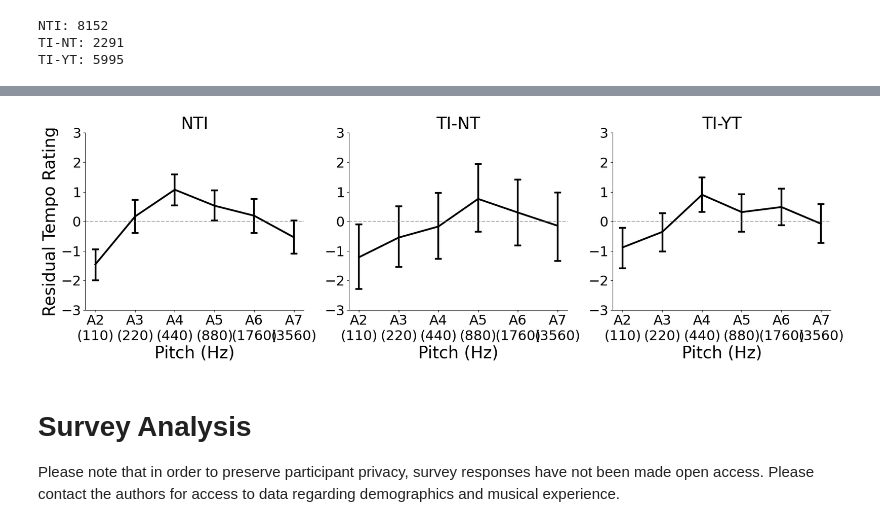
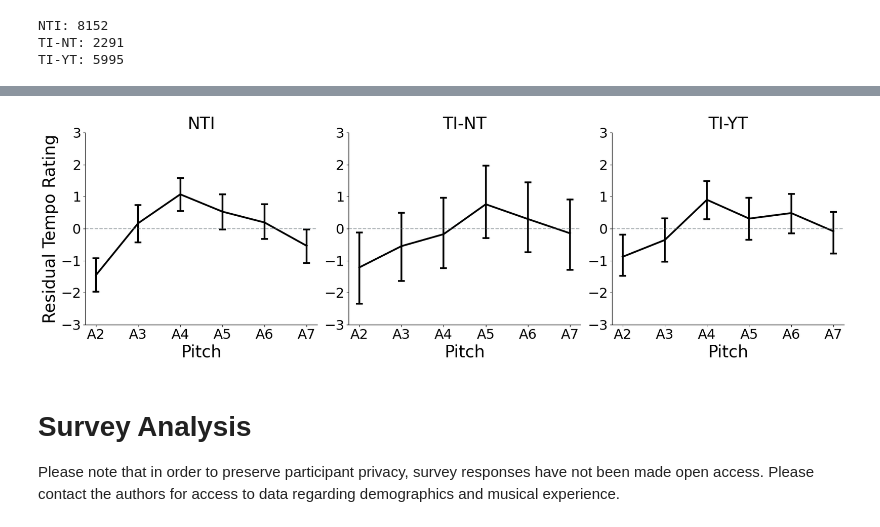
Before and after one commit to jpazdera/IllusoryTempo, a Jupyter notebook: E3/analysis/Combined Analysis.ipynb, the cells around one changed output, grey strips where cells are left out. Drawn from its saved outputs; the diff is of its cells as text; code cells hidden in the pictures.

Commit message:
Revised figures

```diff
--- a/E3/analysis/Combined Analysis.ipynb
+++ b/E3/analysis/Combined Analysis.ipynb
@@ -340,25 +340,25 @@ plt.gcf().savefig(FIGURE_PATH + 'illusory_tempo_tap_combined.svg')
 # %%
 plt.figure()
 tap_condis = ['NTI', 'TI-NT', 'TI-YT']
 
 for i in range(3):
     plt.subplot(1, 3, i+1)
 
     sns.lineplot(x='pitch', y='residual', data=adjusted_scores[adjusted_scores.tap_type==i], color='k',
                  marker='', err_style='bars', err_kws=dict(capsize=6, lw=3, capthick=3), lw=3)
     plt.axhline(0, ls='--', c='#5E6A71', alpha=.5)
 
     plt.title(tap_condis[i], fontsize=28)
-    plt.xlabel('Pitch (Hz)')
-    plt.xticks(range(2, 8), ['A2\n(110)', 'A3\n(220)', 'A4\n(440)', 'A5\n(880)', 'A6\n(1760)', 'A7\n(3560)'])
+    plt.xlabel('Pitch')
+    plt.xticks(range(2, 8), ['A2', 'A3', 'A4', 'A5', 'A6', 'A7'])
     plt.ylabel('Residual Tempo Rating' if i==0 else '')
     plt.ylim(-3, 3)
 
 plt.gcf().set_size_inches(19, 6)
 plt.tight_layout()
 plt.gcf().savefig(FIGURE_PATH + 'pitch_tap_combined.svg')
 # %% [output]
-[figure, old version]
+[figure, new version]
 # %% [markdown]
 # Survey Analysis
 
```
Also changed, not shown: parts of 3 cells of this notebook, 14 other files.
